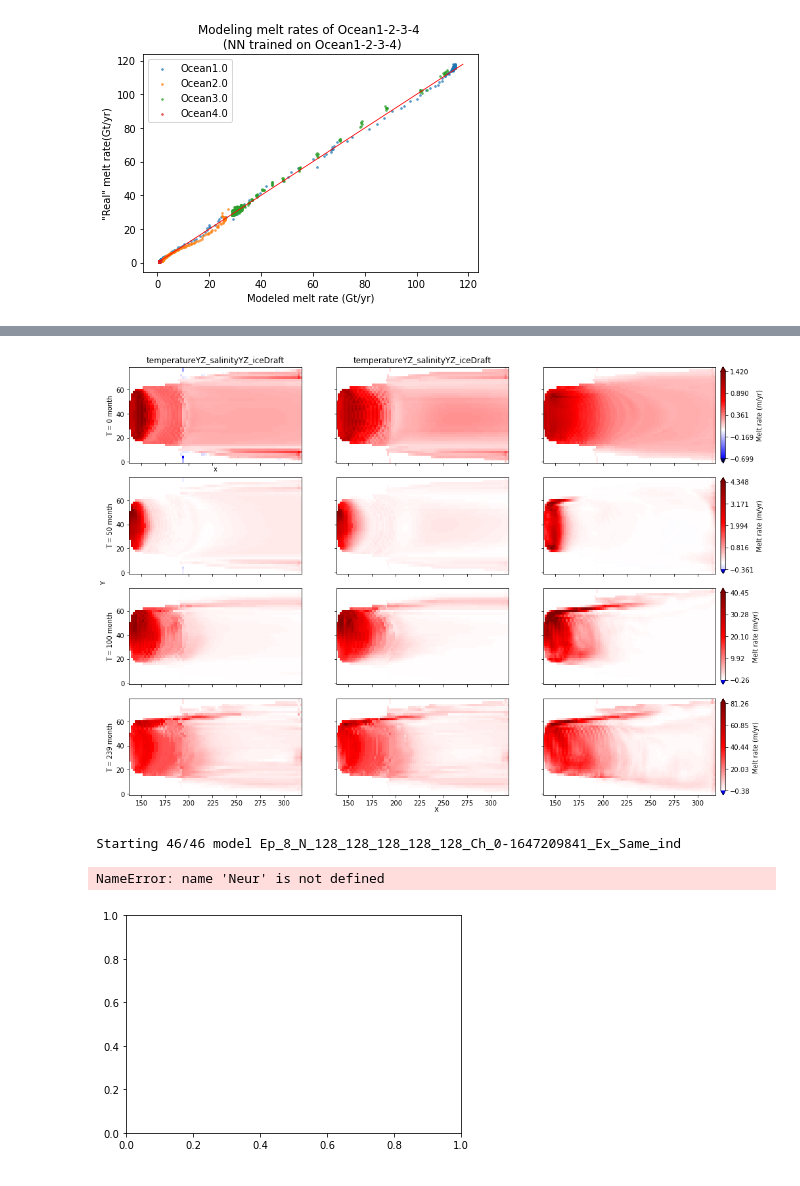
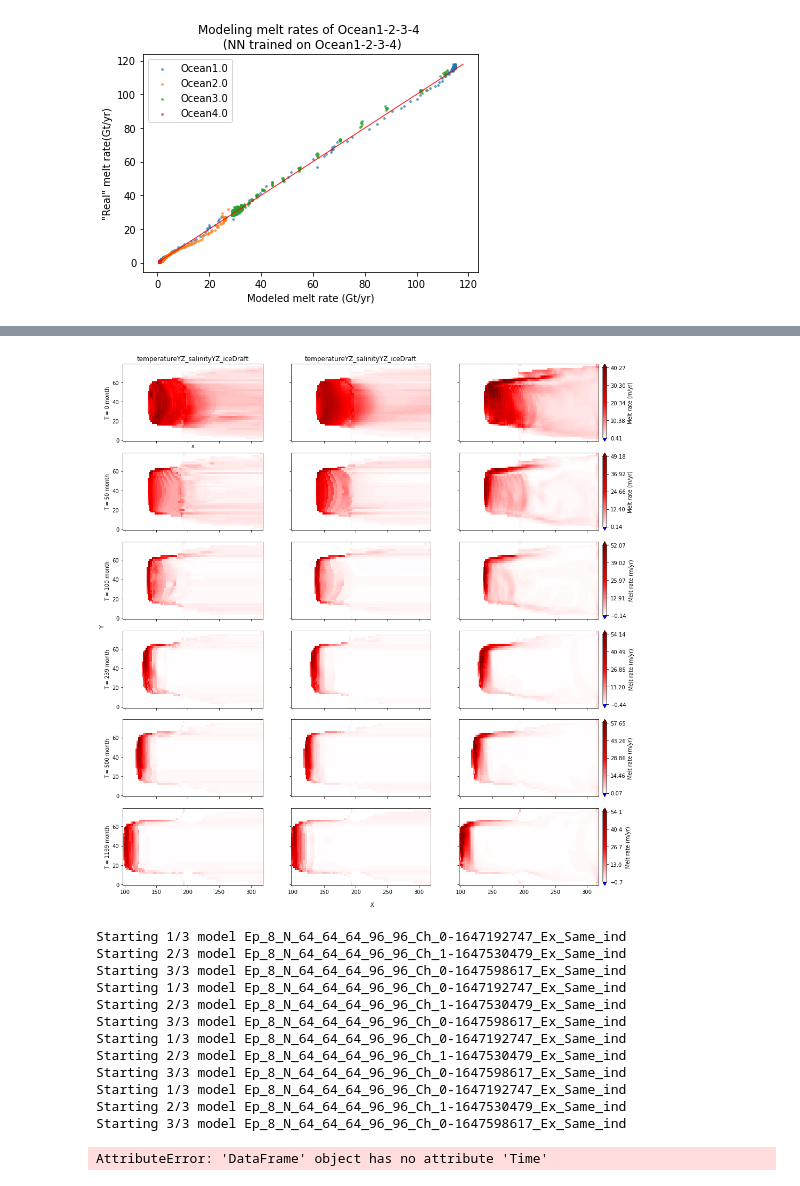
Before and after one commit to BenBouiss/NN_intern_2022, a Jupyter notebook: Class_NN_test.ipynb, the cells around one changed output, grey strips where cells are left out. Cells and saved outputs as stored; diff of their text form; code cells hidden in the pictures.

```diff
--- a/Class_NN_test.ipynb
+++ b/Class_NN_test.ipynb
@@ -235,23 +225,33 @@ A = NN.plot_N_side(NN.model_NN, Mods, ind = 0, T = [0, 50, 100, 239], Oc_tar = '
 # %%
-#importlib.reload(NN)
-#A = NN.plot_N_side(NN.model_NN, Mods, ind = 0, T = [0, 50, 239])
-importlib.reload(NN)
+importlib.reload(Plotting)
+importlib.reload(Computing_functions)
 OcT = ['Ocean1','Ocean2','Ocean3','Ocean4' ]
 Mods = [{'Epoch' : 8, 'Var' : Var_X_non_position, 'Exact':0, 'Neur' : '64_64_64_96_96', 'Ocean' : OcT}
-       ,{'Epoch' : 12, 'Var' : Var_X_non_position, 'Exact':0, 'Neur' : '64_64_64_96_96', 'Ocean' : OcT},
+       ,{'Epoch' : 8, 'Var' : Var_X_non_position, 'Exact':0, 'Neur' : '64_64_64_96_96', 'Ocean' : OcT, 'Choix' : 1},
        ]
 #    {'Epoch' : 5, 'Var' : Var_X1, 'Exact':1, 'Neur' : '32_64_64_32'},
 #       ]
 
-A = NN.plot_N_side(NN.model_NN, Mods, ind = 0, T = [0, 50, 100, 239], Oc_tar = 'Ocean1', save = True)
+A = NN.plot_N_side(NN.model_NN, Mods, ind = 0, T = [0, 50, 100, 239, 500, 1199], Oc_tar = 'Ocean3', save = False)
 # %% [output]
-[figure, old version]
+[figure, new version]
 # %%
-importlib.reload(NN)
-NN.Plot_total_RMSE_param(save = True, Ocean_target = OcT, Epoch = 8, Ocean_trained = OcT, message = 0, Time = True
-                , NN_attributes = {'Var' : Var_X_non_position, 'Extra_n' : 'Same_ind'})
+importlib.reload(Plotting)
+importlib.reload(Computing_functions)
+Plotting.Plot_total_RMSE_param(save = False, Ocean_target = OcT, Epoch = 8, Ocean_trained = OcT, message = 0, Time = True
+                , NN_attributes = {'Var' : Var_X_non_position, 'Extra_n' : 'Same_ind', 'Neur' : '64_64_64_96_96'})
 # %% [output]
-Starting 46/46 model Ep_8_N_128_128_128_128_128_Ch_0-1647209841_Ex_Same_ind
+Starting 1/3 model Ep_8_N_64_64_64_96_96_Ch_0-1647192747_Ex_Same_ind
+Starting 2/3 model Ep_8_N_64_64_64_96_96_Ch_1-1647530479_Ex_Same_ind
+Starting 3/3 model Ep_8_N_64_64_64_96_96_Ch_0-1647598617_Ex_Same_ind
+Starting 1/3 model Ep_8_N_64_64_64_96_96_Ch_0-1647192747_Ex_Same_ind
+Starting 2/3 model Ep_8_N_64_64_64_96_96_Ch_1-1647530479_Ex_Same_ind
+Starting 3/3 model Ep_8_N_64_64_64_96_96_Ch_0-1647598617_Ex_Same_ind
+Starting 1/3 model Ep_8_N_64_64_64_96_96_Ch_0-1647192747_Ex_Same_ind
+Starting 2/3 model Ep_8_N_64_64_64_96_96_Ch_1-1647530479_Ex_Same_ind
+Starting 3/3 model Ep_8_N_64_64_64_96_96_Ch_0-1647598617_Ex_Same_ind
+Starting 1/3 model Ep_8_N_64_64_64_96_96_Ch_0-1647192747_Ex_Same_ind
+Starting 2/3 model Ep_8_N_64_64_64_96_96_Ch_1-1647530479_Ex_Same_ind
+Starting 3/3 model Ep_8_N_64_64_64_96_96_Ch_0-1647598617_Ex_Same_ind
-NameError: name 'Neur' is not defined
+AttributeError: 'DataFrame' object has no attribute 'Time'
-[figure, removed]
 # %%
```
Also changed, not shown: parts of 11 cells of this notebook, 34 other files.
